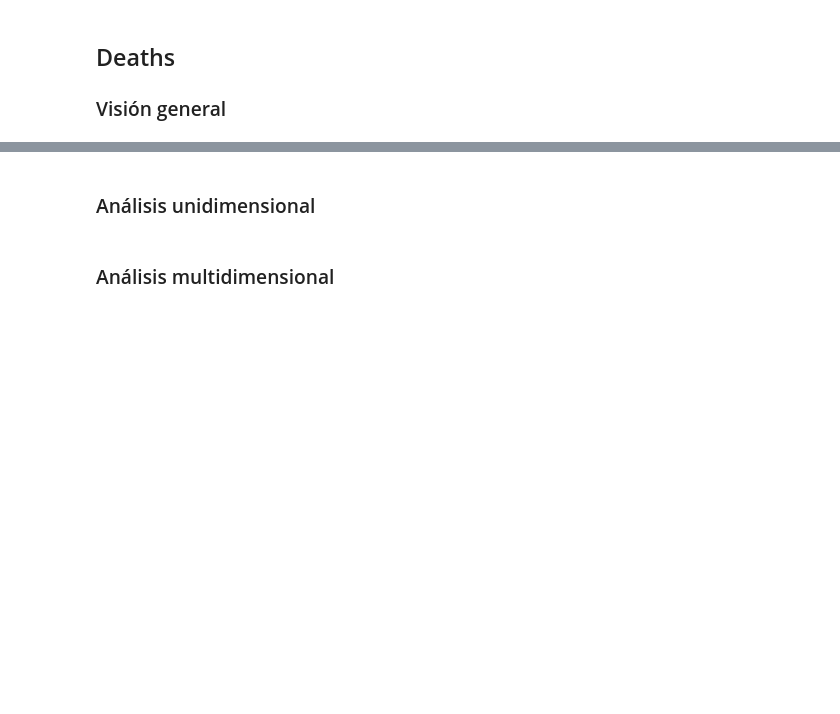
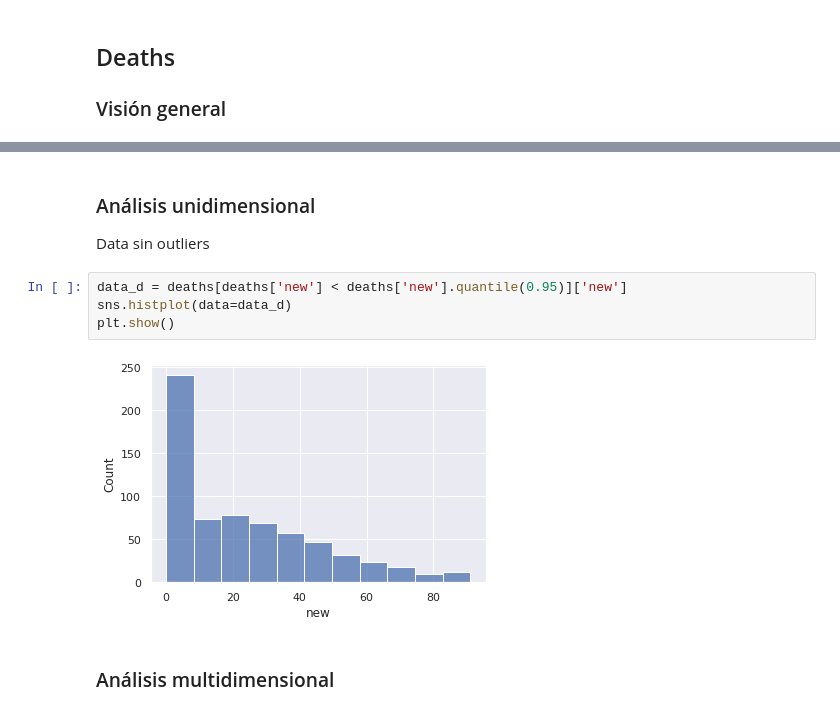
Before and after one commit to anthonymanotoa/covid-ec, a Jupyter notebook: notebooks/2.1-covid_exploration.ipynb, the cells around one changed output, grey strips where cells are left out. Cells and saved outputs as stored; diff of their text form; blank space fills up the shorter version.

```diff
--- a/notebooks/2.1-covid_exploration.ipynb
+++ b/notebooks/2.1-covid_exploration.ipynb
@@ -78,5 +154,13 @@ positives.describe()
 # %% [markdown]
 ### Análisis unidimensional
+
+Data sin outliers
+# %%
+data_d = deaths[deaths['new'] < deaths['new'].quantile(0.95)]['new']
+sns.histplot(data=data_d)
+plt.show()
+# %% [output]
+[figure, added]
 # %% [markdown]
 ### Análisis multidimensional
 # %% [markdown]
```
Also changed, not shown: parts of 10 cells of this notebook, 4 other files.
